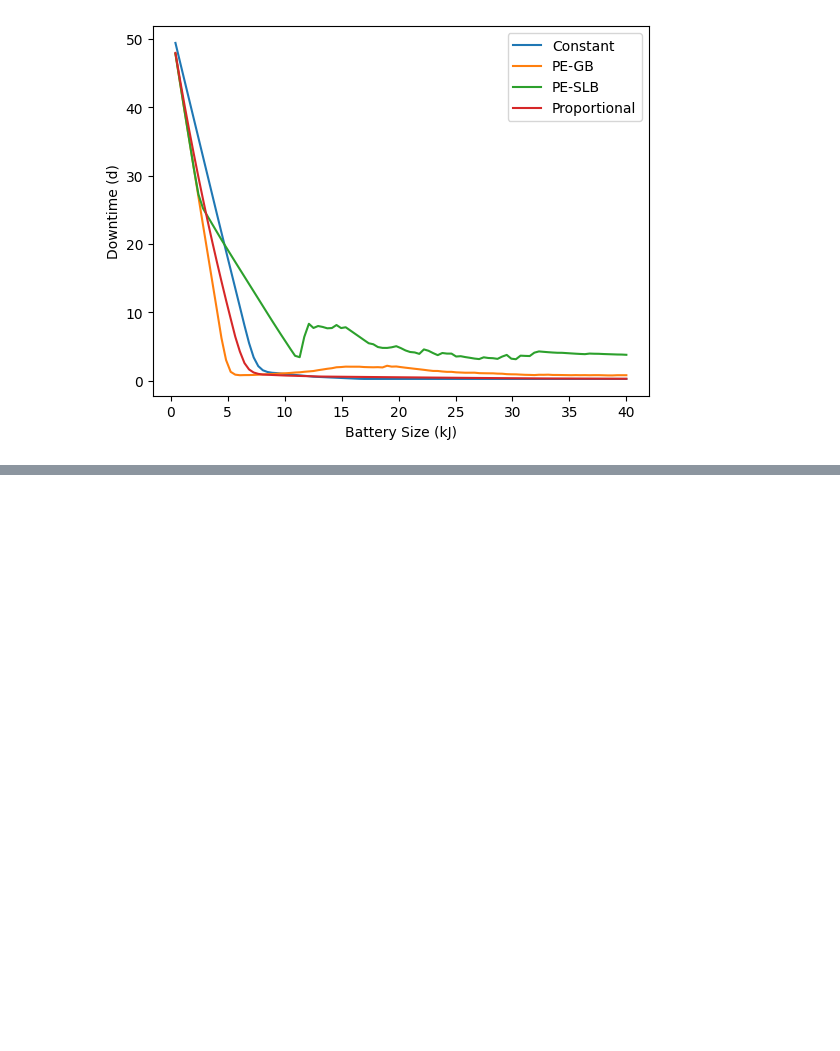
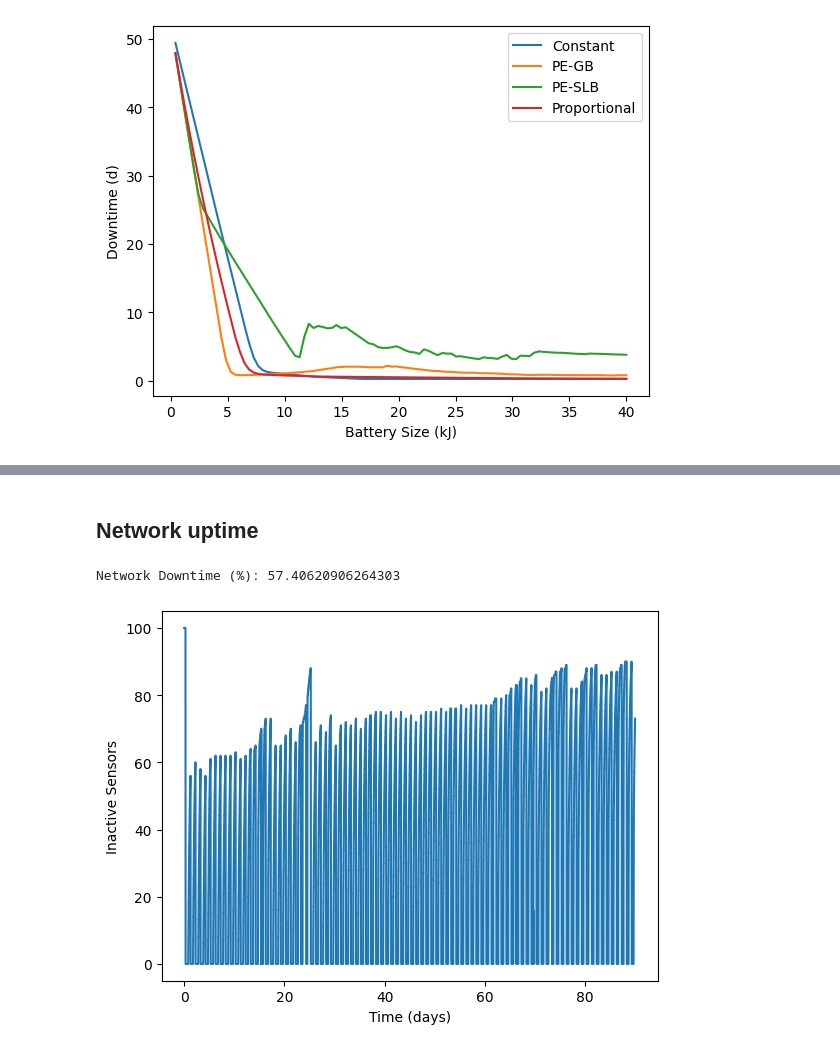
Before and after one commit to Indyuce/odmacpp, a Jupyter notebook: python/plot_data.ipynb, the cells around one changed output, grey strips where cells are left out. Drawn from its saved outputs; the diff is of its cells as text; code cells hidden in the pictures; blank space fills up the shorter version.

```diff
--- a/python/plot_data.ipynb
+++ b/python/plot_data.ipynb
@@ -166,0 +196,39 @@ for I in range(len(FILE_PREFIXES)):
+# %% [markdown]
+## Network uptime
+# %%
+DOWNTIME_LABEL     = 'Captor Downtime'
+UPTIME_THRESHOLD   = .1
+SHOWN              = -1 # nb of points plotted
+START_TIME         = 2 * 24 * 60 # only start after learning phase (~2 days)
+
+T = data_values[TIME_LABEL][0][:SHOWN]
+downtimes = data_values[DOWNTIME_LABEL]
+n_sensors = len(downtimes) # number of sensors in the network, size of network
+NDT = [] # network aggregated downtime
+for i in range(len(downtimes[0])):
+        NDT.append(sum([downtimes[j][i] for j in range(n_sensors)]))
+NDT = NDT[:SHOWN]
+
+plt.clf()
+plt.plot(T, NDT)
+plt.ylabel('Inactive Sensors')
+plt.xlabel('Time (days)')
+
+# compute network downtime
+threshold = UPTIME_THRESHOLD * n_sensors
+time_period = range(START_TIME, len(NDT))
+downtime = 0
+for t in time_period:
+        if NDT[t] > .1:
+                downtime += 1
+downtime_ratio = downtime / len(time_period)
+print('Network Downtime (%):', downtime_ratio * 100)
+
+# the two competing factors are communication costs and energy arrival
+# if battery >> max(cost, energyarrival) * 24h there is literally no downtime.
+
+# downtime for homogeneous network | 1.3%
+# downtime for heterogeous network | 6%
+# %% [output]
+Network Downtime (%): 57.40620906264303
+[figure, added]
```
Also changed, not shown: parts of 5 cells of this notebook, 9 other files.
